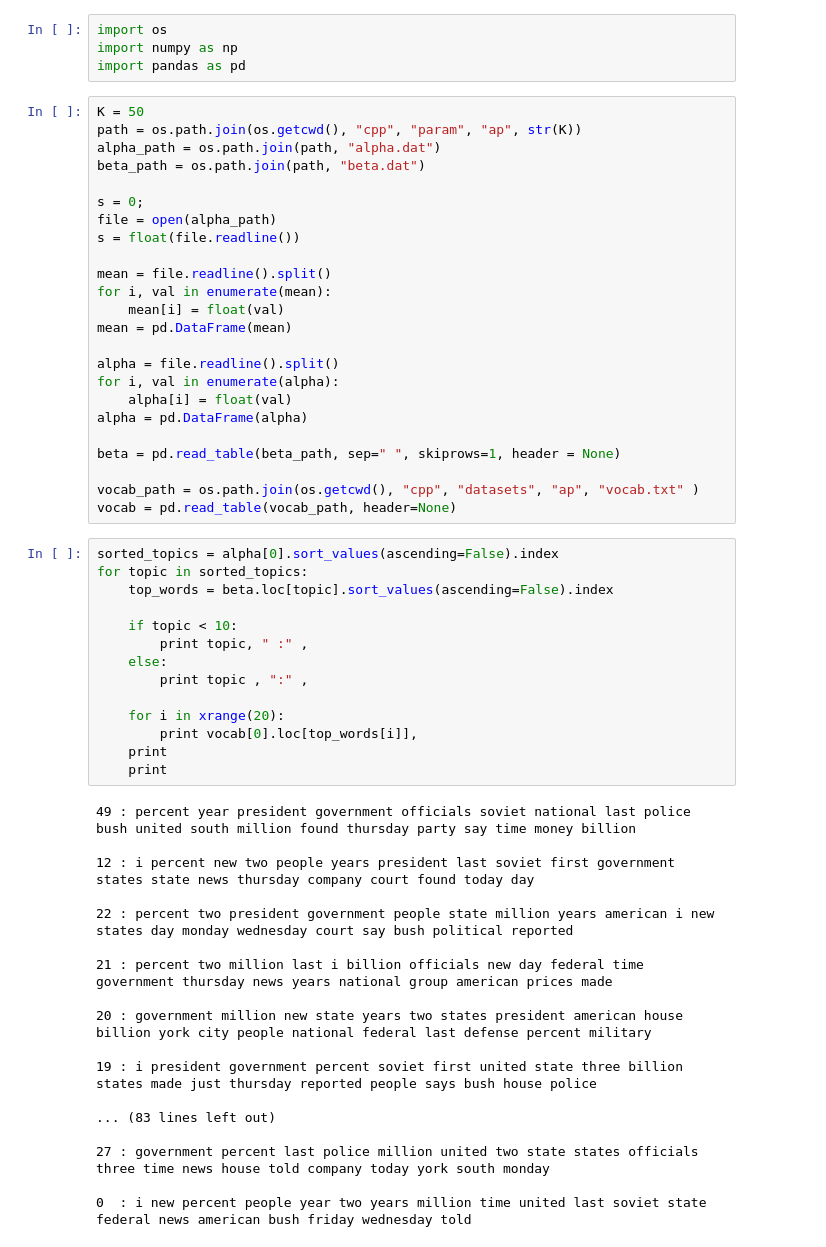
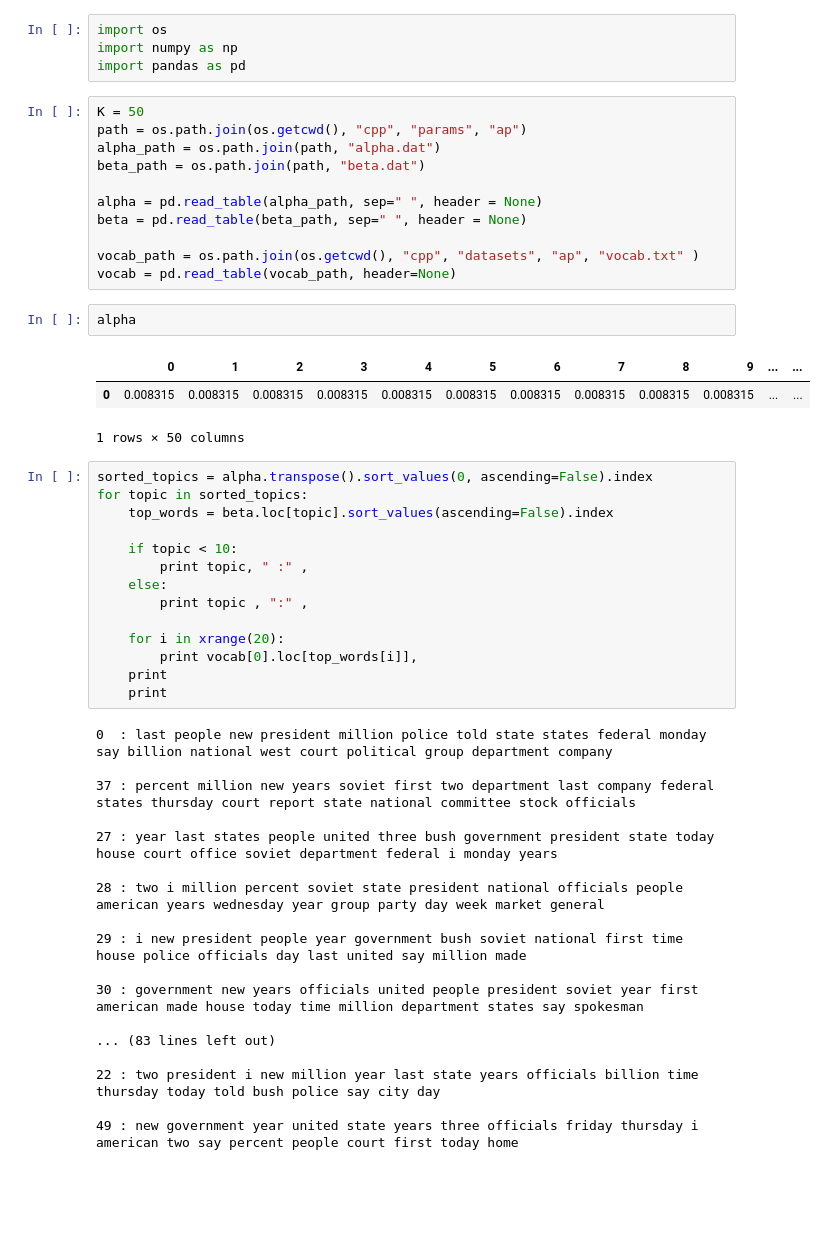
Before and after one commit to DylanV/lda, a Jupyter notebook: AP analysis.ipynb, the cells around one changed output. Drawn from its saved outputs; the diff is of its cells as text; blank space fills up the shorter version.

Commit message:
General fixes. Get better convergence

```diff
--- a/AP analysis.ipynb
+++ b/AP analysis.ipynb
@@ -4,30 +4,23 @@ import numpy as np
 import pandas as pd
 # %%
 K = 50
-path = os.path.join(os.getcwd(), "cpp", "param", "ap", str(K))
+path = os.path.join(os.getcwd(), "cpp", "params", "ap")
 alpha_path = os.path.join(path, "alpha.dat")
 beta_path = os.path.join(path, "beta.dat")
 
-s = 0;
-file = open(alpha_path)
-s = float(file.readline())
-
-mean = file.readline().split()
-for i, val in enumerate(mean):
-    mean[i] = float(val)
-mean = pd.DataFrame(mean)
-
-alpha = file.readline().split()
-for i, val in enumerate(alpha):
-    alpha[i] = float(val)
-alpha = pd.DataFrame(alpha)
-
-beta = pd.read_table(beta_path, sep=" ", skiprows=1, header = None)
+alpha = pd.read_table(alpha_path, sep=" ", header = None)
+beta = pd.read_table(beta_path, sep=" ", header = None)
 
 vocab_path = os.path.join(os.getcwd(), "cpp", "datasets", "ap", "vocab.txt" )
 vocab = pd.read_table(vocab_path, header=None)
+# %%
+alpha
+# %% [output]
+|  | 0 | 1 | 2 | 3 | 4 | 5 | 6 | 7 | 8 | 9 | ... | ... |
+| 0 | 0.008315 | 0.008315 | 0.008315 | 0.008315 | 0.008315 | 0.008315 | 0.008315 | 0.008315 | 0.008315 | 0.008315 | ... | ... |
+1 rows × 50 columns
 # %%
-sorted_topics = alpha[0].sort_values(ascending=False).index
+sorted_topics = alpha.transpose().sort_values(0, ascending=False).index
 for topic in sorted_topics:
     top_words = beta.loc[topic].sort_values(ascending=False).index
 
@@ -41,20 +34,20 @@ for topic in sorted_topics:
     print
     print
 # %% [output]
-49 : percent year president government officials soviet national last police bush united south million found thursday party say time money billion
+0  : last people new president million police told state states federal monday say billion national west court political group department company
 
-12 : i percent new two people years president last soviet first government states state news thursday company court found today day
+37 : percent million new years soviet first two department last company federal states thursday court report state national committee stock officials
 
-22 : percent two president government people state million years american i new states day monday wednesday court say bush political reported
+27 : year last states people united three bush government president state today house court office soviet department federal i monday years
 
-21 : percent two million last i billion officials new day federal time government thursday news years national group american prices made
+28 : two i million percent soviet state president national officials people american years wednesday year group party day week market general
 
-20 : government million new state years two states president american house billion york city people national federal last defense percent military
+29 : i new president people year government bush soviet national first time house police officials day last united say million made
 
-19 : i president government percent soviet first united state three billion states made just thursday reported people says bush house police
+30 : government new years officials united people president soviet year first american made house today time million department states say spokesman
 
 ... (83 lines left out)
 
-27 : government percent last police million united two state states officials three time news house told company today york south monday
+22 : two president i new million year last state years officials billion time thursday today told bush police say city day
 
-0  : i new percent people year two years million time united last soviet state federal news american bush friday wednesday told
+49 : new government year united state years three officials friday thursday i american two say percent people court first today home
```
Also changed, not shown: parts of 1 cell of this notebook, 8 other files.
